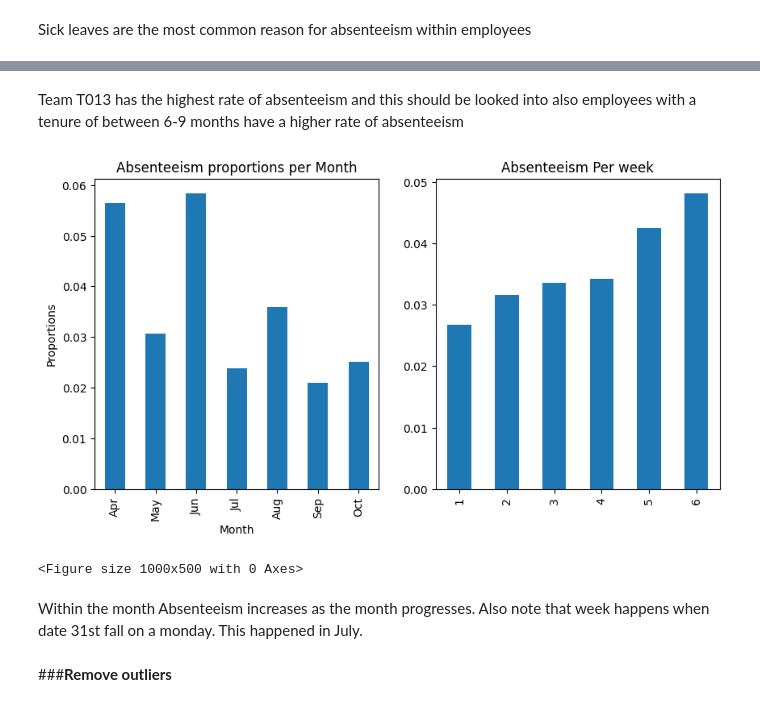
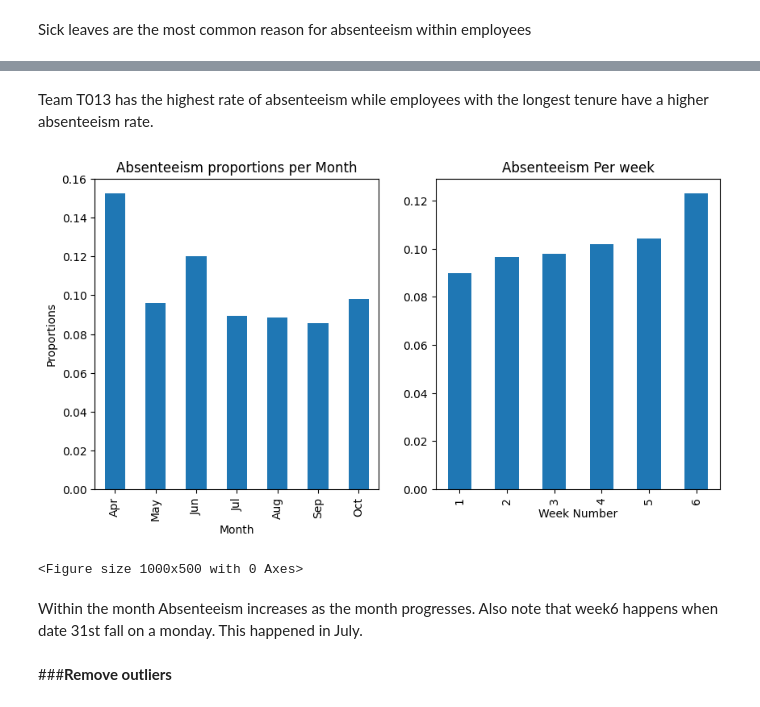
Before and after one commit to Jaeljane/Attendance_Prediction, a Jupyter notebook: Attendance_DecisionTreeClassifier.ipynb, the cells around one changed output, grey strips where cells are left out. Cells and saved outputs as stored; diff of their text form; code cells hidden in the pictures.

```diff
--- a/Attendance_DecisionTreeClassifier.ipynb
+++ b/Attendance_DecisionTreeClassifier.ipynb
@@ -121,0 +130,3 @@ weather.head()
+# %%
+df=df.merge(weather[["datetime",'description']], left_on='date', right_on="datetime", how='left')
+df.head()
@@ -155,6 +181 @@ Holiday_Association      0
 dtype: int64
-# %%
-#check those employees missing Employee ID
-
-a=df[df['Employee_Id'].isnull()]
-a.head()
@@ -171,3 +186 @@ Since we are trying to predict individual employee attendance, it will not be us
 df = df[~df['Employee_Id'].isnull()]
-# %%
-df['shift'].replace('Unscheduled', "Day", inplace =True)
@@ -178,0 +198,14 @@ See the caveats in the documentation: https://pandas.pydata.org/pandas-docs/stab
+# %%
+# Calculate the mode for each date
+date_mode = df[df['shift'] != 'Unscheduled'].groupby('date')['shift'].apply(lambda x: x.mode().iloc[0]).reset_index()
+
+# Merge the mode back into the original DataFrame
+df = df.merge(date_mode, on='date', suffixes=('', '_mode'))
+
+# Replace 'Unscheduled' with the mode
+df['shift'] = df.apply(lambda row: row['shift_mode'] if row['shift'] == 'Unscheduled' else row['shift'], axis=1)
+
+# Drop the 'shift_mode' column
+df.drop('shift_mode', axis=1, inplace=True)
+
+df.head()
@@ -245,31 +288,31 @@ plt.show();
 <Figure size 1000x500 with 0 Axes>
 # %% [markdown]
-Team T013 has the highest rate of absenteeism and this should be looked into also employees with a tenure of between 6-9 months have a higher rate of absenteeism
+Team T013 has the highest rate of absenteeism while employees with the longest tenure have a higher absenteeism rate.
 # %%
 # Create a figure and a 1x2 grid of subplots
 fig, axs = plt.subplots(1, 2)
 plt.figure(figsize=[10, 5])
 
 # Plot data from the DataFrame on the subplots
 # Generate the x-ticks for the graph
 ticks = ["Apr", 'May', 'Jun', 'Jul', 'Aug', 'Sep', 'Oct']
 # Convert ticks into string values and to be displayed on the X axis
 #labels = ['{}'.format(v) for v in ticks]
 Month.plot(figsize=[10, 5],kind="bar", xlabel="Month", ylabel="Proportions", ax=axs[0])
 axs[0].set_xticklabels(ticks)
 axs[0].set_title("Absenteeism proportions per Month")
 
 tick = ["1", "2", "3", "4", "5", "6"]
-Week_Numb.plot(figsize=[10, 5], kind="bar" ,ax=axs[1])
+Week_Numb.plot(figsize=[10, 5], kind="bar" ,ax=axs[1], xlabel="Week Number")
 axs[1].set_title("Absenteeism Per week")
 axs[1].set_xticklabels(tick)
 # Show the figure
 plt.show();
 # %% [output]
-[figure, old version]
+[figure, new version]
 <Figure size 1000x500 with 0 Axes>
 # %% [markdown]
-Within the month Absenteeism increases as the month progresses. Also note that week happens when date 31st fall on a monday. This happened in July.
+Within the month Absenteeism increases as the month progresses. Also note that week6 happens when date 31st fall on a monday. This happened in July.
 # %% [markdown]
 ###**Remove outliers**
 # %%
```
Also changed, not shown: parts of 52 cells of this notebook.
